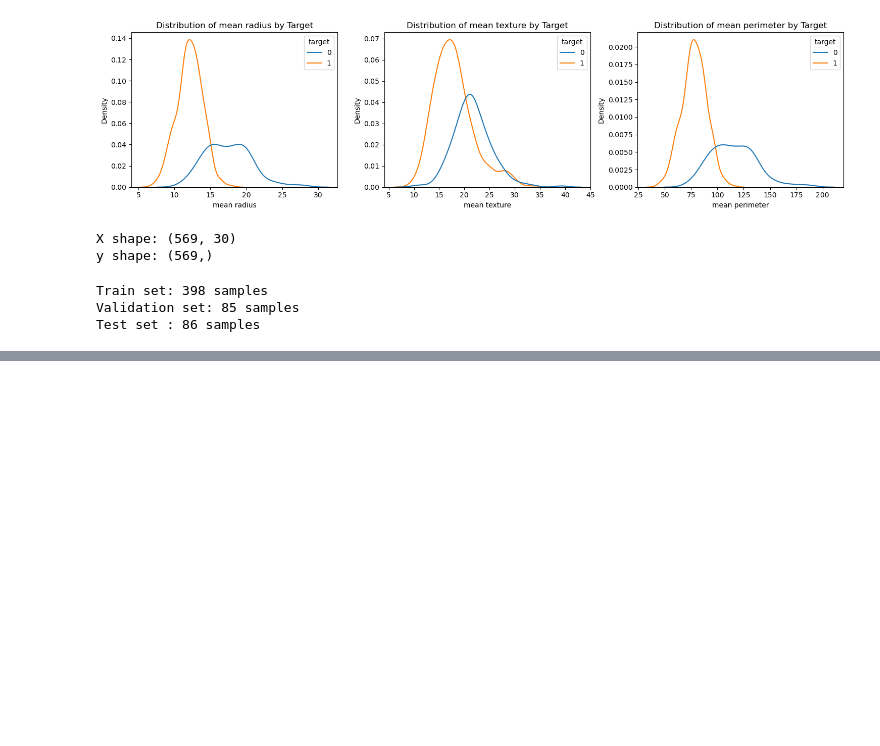
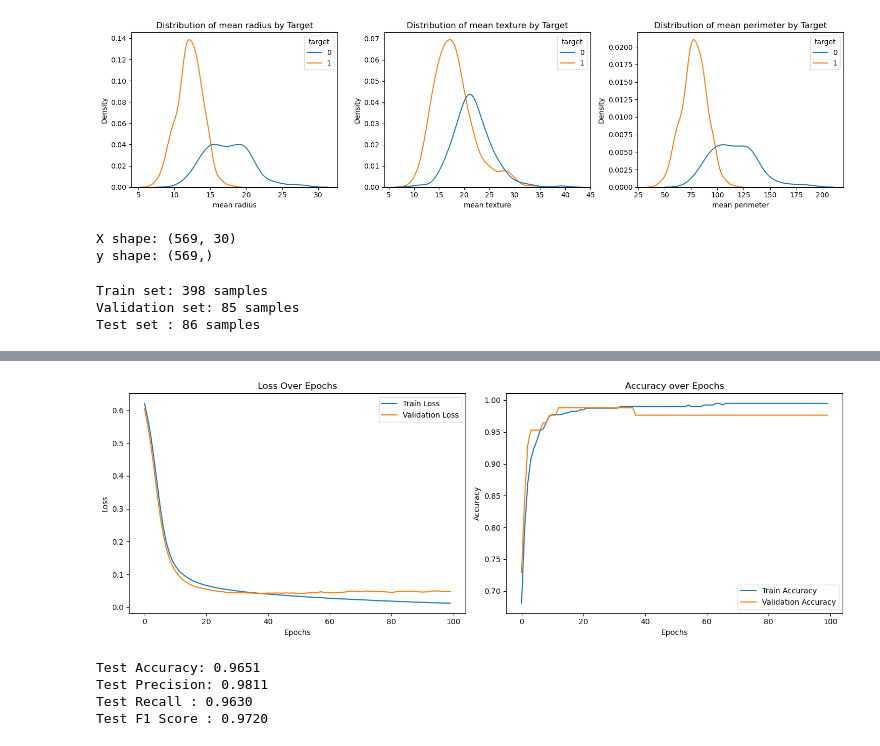
Before and after one commit to Niraj7272/DataScience, a Jupyter notebook: Practice/DL/ANN/PytorchClassification/PytorchClassification.ipynb, the cells around one changed output, grey strips where cells are left out. Drawn from its saved outputs; the diff is of its cells as text; code cells hidden in the pictures; blank space fills up the shorter version.

```diff
--- a/Practice/DL/ANN/PytorchClassification/PytorchClassification.ipynb
+++ b/Practice/DL/ANN/PytorchClassification/PytorchClassification.ipynb
@@ -193,0 +248,18 @@ Test set : 86 samples
+# %%
+class ANNClassifier(nn.Module):
+    def __init__(self, input_dim):
+     super(ANNClassifier, self).__init__()
+     self.network = nn.Sequential(
+        nn.Linear(input_dim, 16),
+        nn.ReLU(),
+        nn.Linear(16, 8),
+        nn.ReLU(),
+        nn.Linear(8, 1),
+        nn.Sigmoid()
+     )
+
+    def forward(self, x):
+       return self.network(x)
+
+model = ANNClassifier(input_dim=X_train_t.shape[1]).to(device)
+print(model)
@@ -193,0 +282,3 @@ Test set : 86 samples
+# %%
+criterion = nn.BCELoss()
+optimizer = optim.Adam(model.parameters(), lr=0.001)
@@ -193,0 +355,53 @@ Test set : 86 samples
+# %%
+fig, axes = plt.subplots(1, 2, figsize=(14, 5))
+axes[0].plot(train_losses, label='Train Loss')
+axes[0].plot(val_losses, label='Validation Loss')
+axes[0].set_title('Loss Over Epochs')
+axes[0].set_xlabel('Epochs')
+axes[0].set_ylabel('Loss')
+axes[0].legend()
+
+axes[1].plot(train_accuracies, label='Train Accuracy')
+axes[1].plot(val_accuracies, label='Validation Accuracy')
+axes[1].set_title('Accuracy over Epochs')
+axes[1].set_xlabel('Epochs')
+axes[1].set_ylabel('Accuracy')
+axes[1].legend()
+
+plt.tight_layout()
+plt.show()
+# %% [output]
+[figure, added]
+# %%
+model.eval()
+all_preds = []
+all_probs = []
+all_labels = []
+
+with torch.no_grad():
+    for X_batch, y_batch in test_loader:
+        X_batch = X_batch.to(device)
+        outputs = model(X_batch)
+        preds = (outputs >= 0.5).float()
+        all_probs.extend(outputs.cpu().numpy().flatten())
+        all_preds.extend(preds.cpu().numpy().flatten())
+        all_labels.extend(y_batch.cpu().numpy().flatten())
+
+all_preds = np.array(all_preds)
+all_probs = np.array(all_probs)
+all_labels = np.array(all_labels)
+
+acc = accuracy_score(all_labels, all_preds)
+precision = precision_score(all_labels, all_preds)
+recall = recall_score(all_labels, all_preds)
+f1 = f1_score(all_labels, all_preds)
+
+print(f"Test Accuracy: {acc:.4f}")
+print(f"Test Precision: {precision:.4f}")
+print(f"Test Recall : {recall:.4f}")
+print(f"Test F1 Score : {f1:.4f}")
+# %% [output]
+Test Accuracy: 0.9651
+Test Precision: 0.9811
+Test Recall : 0.9630
+Test F1 Score : 0.9720
```
Also changed, not shown: parts of 13 cells of this notebook, 1 other file.
